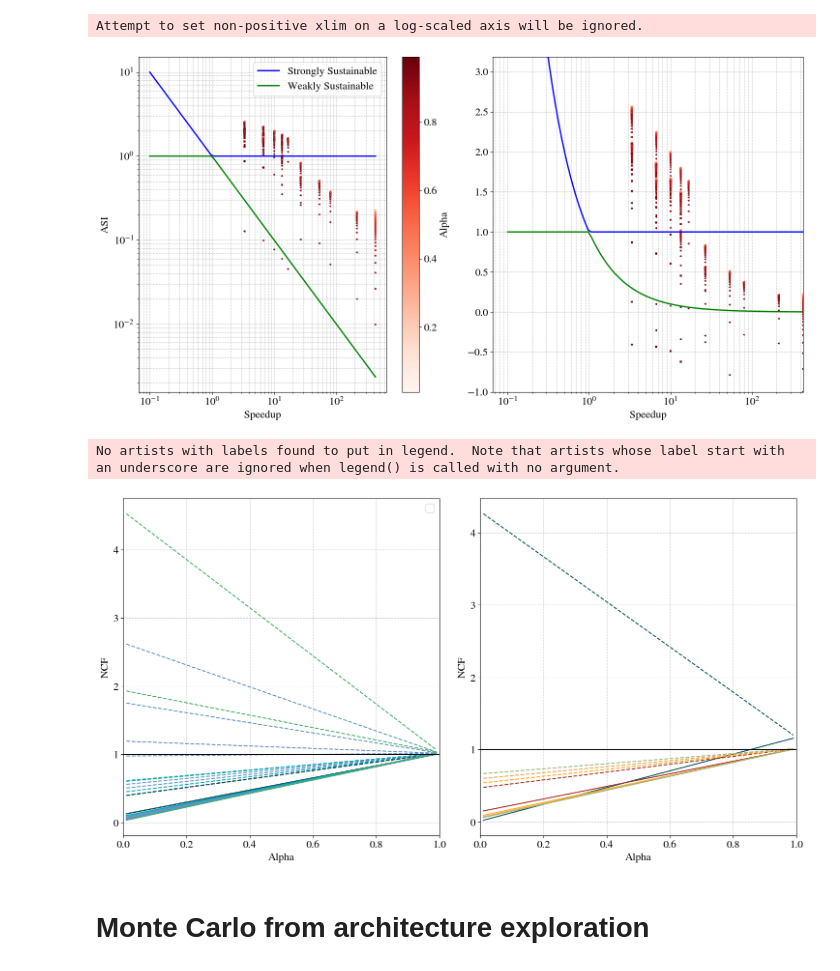
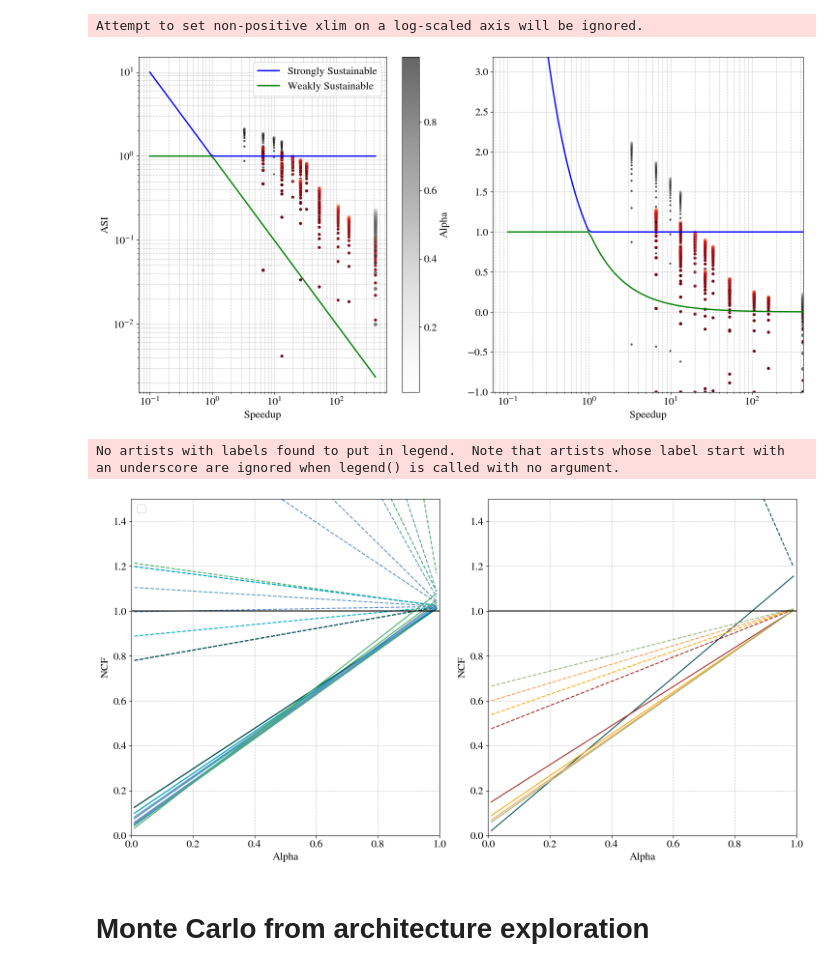
Before and after one commit to PolMaistriaux/IoT_Node_Modeling, a Jupyter notebook: Test_new_applications/Notebook_ASI_Framework.ipynb, the cells around one changed output. Cells and saved outputs as stored; diff of their text form; code cells hidden in the pictures.

```diff
--- a/Test_new_applications/Notebook_ASI_Framework.ipynb
+++ b/Test_new_applications/Notebook_ASI_Framework.ipynb
@@ -154,7 +155,7 @@ soa_energy_ratio  = soa_Energy  / baseline_energy
 soa_latency_ratio = soa_Latency / baseline_latency
 soa_speedup_ratio = 1/(soa_latency_ratio)
 # %%
-analysis_Mem_type  = np.array([0]) # 0: 1xSP SRAM,   1: 2xSP SRAM, 2: 2xHalf-size SP SRAM,  3: 1xDP SRAM
+analysis_Mem_type  = np.array([1]) # 0: 1xSP SRAM,   1: 2xSP SRAM, 2: 2xHalf-size SP SRAM,  3: 1xDP SRAM
 analysis_nMem_type = len(analysis_Mem_type)
 # %%
 
@@ -168,17 +169,19 @@ theor_asi_res  = np.zeros((len(alpha_studied),3,arch_Dim,analysis_nMem_type))
 theor_ncf_res  = np.zeros((len(alpha_studied),3,arch_Dim,analysis_nMem_type,2))
 for k in range(3):
     for i in range(arch_Dim):
-        for j in analysis_Mem_type:
-            theor_asi_res[:,k,i,j]  = asi_function (alpha=alpha_studied, area_ratio=theor_area_ratio[k,i,j], power_ratio=theor_power_ratio[k,i,j],print=False)
-            theor_ncf_res[:,k,i,j,0]= (theor_area_ratio[k,i,j]* (alpha_studied)) +  (theor_energy_ratio[k,i,j]* (1-alpha_studied))
-            theor_ncf_res[:,k,i,j,1]= (theor_area_ratio[k,i,j]* (alpha_studied)) +  (theor_power_ratio [k,i,j]* (1-alpha_studied))
+        for d, j in enumerate(analysis_Mem_type):
+            #k j i theor_area_ratio[k,i,j]i]:.4f},  power_ratio={theor_power_ratio[k,i,j]:.2f}, energy_ratio={theor_energy_ratio[k,i,j]:.2f}, speedup={theor_speedup_ratio[k,i,j]:.2f}")
+            print(f"THEOR {k},{j},{i}: area_ratio={theor_area_ratio[k,i,j]:.2f}, area={theor_Area[k,i,j]:.4f},  power_ratio={theor_power_ratio[k,i,j]:.2f}, energy_ratio={theor_energy_ratio[k,i,j]:.2f}, speedup={theor_speedup_ratio[k,i,j]:.2f}")
+            theor_asi_res[:,k,i,d]  = asi_function (alpha=alpha_studied, area_ratio=theor_area_ratio[k,i,j], power_ratio=theor_power_ratio[k,i,j],print=False)
+            theor_ncf_res[:,k,i,d,0]= (theor_area_ratio[k,i,j]* (alpha_studied)) +  (theor_energy_ratio[k,i,j]* (1-alpha_studied))
+            theor_ncf_res[:,k,i,d,1]= (theor_area_ratio[k,i,j]* (alpha_studied)) +  (theor_power_ratio [k,i,j]* (1-alpha_studied))
 
 # ----------------------------------------------------------------------
 
 our_asi_res  = np.zeros((len(alpha_studied),len(our_area_ratio)))
 our_ncf_res  = np.zeros((len(alpha_studied),len(our_area_ratio),2))
 for i in range(our_area_ratio.shape[0]):
-    print(f"THEOR {i}: area_ratio={our_area_ratio[i]:.2f}, area={our_Area[i]:.4f},  power_ratio={our_power_ratio[i]:.2f}, energy_ratio={our_energy_ratio[i]:.2f}, speedup={our_speedup_ratio[i]:.2f}")
+    print(f"OUR {i}      : area_ratio={our_area_ratio[i]:.2f}, area={our_Area[i]:.4f},  power_ratio={our_power_ratio[i]:.2f}, energy_ratio={our_energy_ratio[i]:.2f}, speedup={our_speedup_ratio[i]:.2f}")
     our_asi_res[:,i]  = asi_function (alpha=alpha_studied, area_ratio=our_area_ratio[i], power_ratio=our_power_ratio[i],print=False)
     our_ncf_res[:,i,0]= (our_area_ratio[i]* (alpha_studied)) +  (our_energy_ratio[i]* (1-alpha_studied))
     our_ncf_res[:,i,1]= (our_area_ratio[i]* (alpha_studied)) +  (our_power_ratio[i] * (1-alpha_studied))
@@ -188,7 +191,7 @@ for i in range(our_area_ratio.shape[0]):
 soa_asi_res  = np.zeros((len(alpha_studied),len(soa_area_ratio)))
 soa_ncf_res  = np.zeros((len(alpha_studied),len(soa_area_ratio),2))
 for i in range(soa_area_ratio.shape[0]):
-    print(f"SOA {i}: area_ratio={soa_area_ratio[i]:.2f},area={soa_Area[i]:.4f}, power_ratio={soa_power_ratio[i]:.2f}, energy_ratio={soa_energy_ratio[i]:.2f}, speedup={soa_speedup_ratio[i]:.2f}")
+    print(f"SOA {i}      : area_ratio={soa_area_ratio[i]:.2f}, area={soa_Area[i]:.4f},  power_ratio={soa_power_ratio[i]:.2f}, energy_ratio={soa_energy_ratio[i]:.2f}, speedup={soa_speedup_ratio[i]:.2f}")
     soa_asi_res[:,i]  = asi_function (alpha=alpha_studied, area_ratio=soa_area_ratio[i], power_ratio=soa_power_ratio[i],print=False)
     soa_ncf_res[:,i,0]= (soa_area_ratio[i]* (alpha_studied)) +  (soa_energy_ratio[i]* (1-alpha_studied))
     soa_ncf_res[:,i,1]= (soa_area_ratio[i]* (alpha_studied)) +  (soa_power_ratio[i] * (1-alpha_studied))
@@ -301,23 +319,24 @@ ax[1].set_xlim([0,np.max(soa_speedup_ratio)])
 ax[0].grid(True, which='both', linestyle='--', alpha=0.7)
 ax[1].grid(True, which='both', linestyle='--', alpha=0.7)
 
+for k in range(3):
+    for i in range(arch_Dim):
+        for d, j in enumerate(analysis_Mem_type):
+            p = ax[0].scatter(np.ones(len(alpha_studied))*theor_speedup_ratio[k,i,j],   np.maximum(theor_asi_res[:,k,i,d],-1),   c=alpha_studied,cmap="Reds",  s=50, marker='.')
+            p = ax[1].scatter(np.ones(len(alpha_studied))*theor_speedup_ratio[k,i,j],   np.maximum(theor_asi_res[:,k,i,d],-1),   c=alpha_studied,cmap="Reds",  s=50, marker='.')
+
 #Add our accelerator
 for i in range(soa_area_ratio.shape[0]):
-    p = ax[0].scatter(np.ones(len(alpha_studied))*soa_speedup_ratio[i],   np.maximum(soa_asi_res[:,i],-1),   c=alpha_studied,cmap="Reds",  s=4)
-    p = ax[1].scatter(np.ones(len(alpha_studied))*soa_speedup_ratio[i],   np.maximum(soa_asi_res[:,i],-1),   c=alpha_studied,cmap="Reds",  s=4)
+    p = ax[0].scatter(np.ones(len(alpha_studied))*soa_speedup_ratio[i],   np.maximum(soa_asi_res[:,i],-1),   c=alpha_studied,cmap="Greys",  s=20, alpha=0.6)
+    p = ax[1].scatter(np.ones(len(alpha_studied))*soa_speedup_ratio[i],   np.maximum(soa_asi_res[:,i],-1),   c=alpha_studied,cmap="Greys",  s=20, alpha=0.6)
 fig.colorbar(p,ax=ax[0],orientation='vertical',label='Alpha')
 
 # Add our accelerator
 for i in range(our_area_ratio.shape[0]):
-    p = ax[0].scatter(np.ones(len(alpha_studied))*our_speedup_ratio[i],   np.maximum(our_asi_res[:,i],-1),   c=alpha_studied,cmap="Reds",  s=4, marker='s')
-    p = ax[1].scatter(np.ones(len(alpha_studied))*our_speedup_ratio[i],   np.maximum(our_asi_res[:,i],-1),   c=alpha_studied,cmap="Reds",  s=4, marker='s')
+    p = ax[0].scatter(np.ones(len(alpha_studied))*our_speedup_ratio[i],   np.maximum(our_asi_res[:,i],-1),   c=alpha_studied,cmap="Greys",  s=20, marker='.', alpha=0.6)
+    p = ax[1].scatter(np.ones(len(alpha_studied))*our_speedup_ratio[i],   np.maximum(our_asi_res[:,i],-1),   c=alpha_studied,cmap="Greys",  s=20, marker='.', alpha=0.6)
 
 
-for k in range(3):
-    for i in range(arch_Dim):
-        for j in analysis_Mem_type:
-            p = ax[0].scatter(np.ones(len(alpha_studied))*theor_speedup_ratio[k,i,j],   np.maximum(theor_asi_res[:,k,i,j],-1),   c=alpha_studied,cmap="Reds",  s=4, marker='<')
-            p = ax[1].scatter(np.ones(len(alpha_studied))*theor_speedup_ratio[k,i,j],   np.maximum(theor_asi_res[:,k,i,j],-1),   c=alpha_studied,cmap="Reds",  s=4, marker='<')
 
 ax[0].legend()
 # Add legend
@@ -325,7 +344,7 @@ fig.tight_layout()
 plt.show()
 # %% [output]
 Attempt to set non-positive xlim on a log-scaled axis will be ignored.
-[figure, old version]
+[figure, new version]
 # %%
 # Plot the operation footprint vs FFT throughput
 fig, ax = plt.subplots(1,2,figsize=(15, 8))
@@ -341,37 +360,40 @@ ax[1].grid(True, which='both', linestyle='--', alpha=0.7)
 
 for k in range(3):
     for i in range(arch_Dim):
-        for j in analysis_Mem_type:
-            p = ax[0].plot(alpha_studied,   theor_ncf_res[:,k,i,j,0],   color = listColor[i] , linestyle ='-')
-            p = ax[0].plot(alpha_studied,   theor_ncf_res[:,k,i,j,1],   color = listColor[i] , linestyle ='--')
+        for d, j in enumerate(analysis_Mem_type):
+            p = ax[0].plot(alpha_studied,   theor_ncf_res[:,k,i,d,0],   color = listColor[i] , linestyle ='-')
+            p = ax[0].plot(alpha_studied,   theor_ncf_res[:,k,i,d,1],   color = listColor[i] , linestyle ='--')
 
 # Add our accelerator
 for i in range(soa_area_ratio.shape[0]):
     p = ax[1].plot(alpha_studied,   soa_ncf_res[:,i,0],   color = listColor[i] , linestyle ='-')
     p = ax[1].plot(alpha_studied,   soa_ncf_res[:,i,1],   color = listColor[i] , linestyle ='--')
 
 
 for i in range(our_area_ratio.shape[0]):
     p = ax[1].plot(alpha_studied,   our_ncf_res[:,i,0],   color = listColor[i+6] , linestyle ='-')
     p = ax[1].plot(alpha_studied,   our_ncf_res[:,i,1],   color = listColor[i+6] , linestyle ='--')
 
 ax[0].hlines(y=1,xmin = 0, xmax=1, color= "black")
 ax[1].hlines(y=1,xmin = 0, xmax=1, color= "black")
 
 ax[0].set_xlim([0,1])
 ax[1].set_xlim([0,1])
 
 ax[0].set_xlabel("Alpha")
 ax[1].set_xlabel("Alpha")
 ax[0].set_ylabel("NCF")
 ax[1].set_ylabel("NCF")
 ax[0].legend()
+
+ax[0].set_ylim([0,1.5])
+ax[1].set_ylim([0,1.5])
 # Add legend
 fig.tight_layout()
 plt.show()
 # %% [output]
 No artists with labels found to put in legend.  Note that artists whose label start with an underscore are ignored when legend() is called with no argument.
-[figure, old version]
+[figure, new version]
 # %% [markdown]
 # Monte Carlo from architecture exploration
 # %%
```
Also changed, not shown: parts of 16 cells of this notebook, 1 other file.
